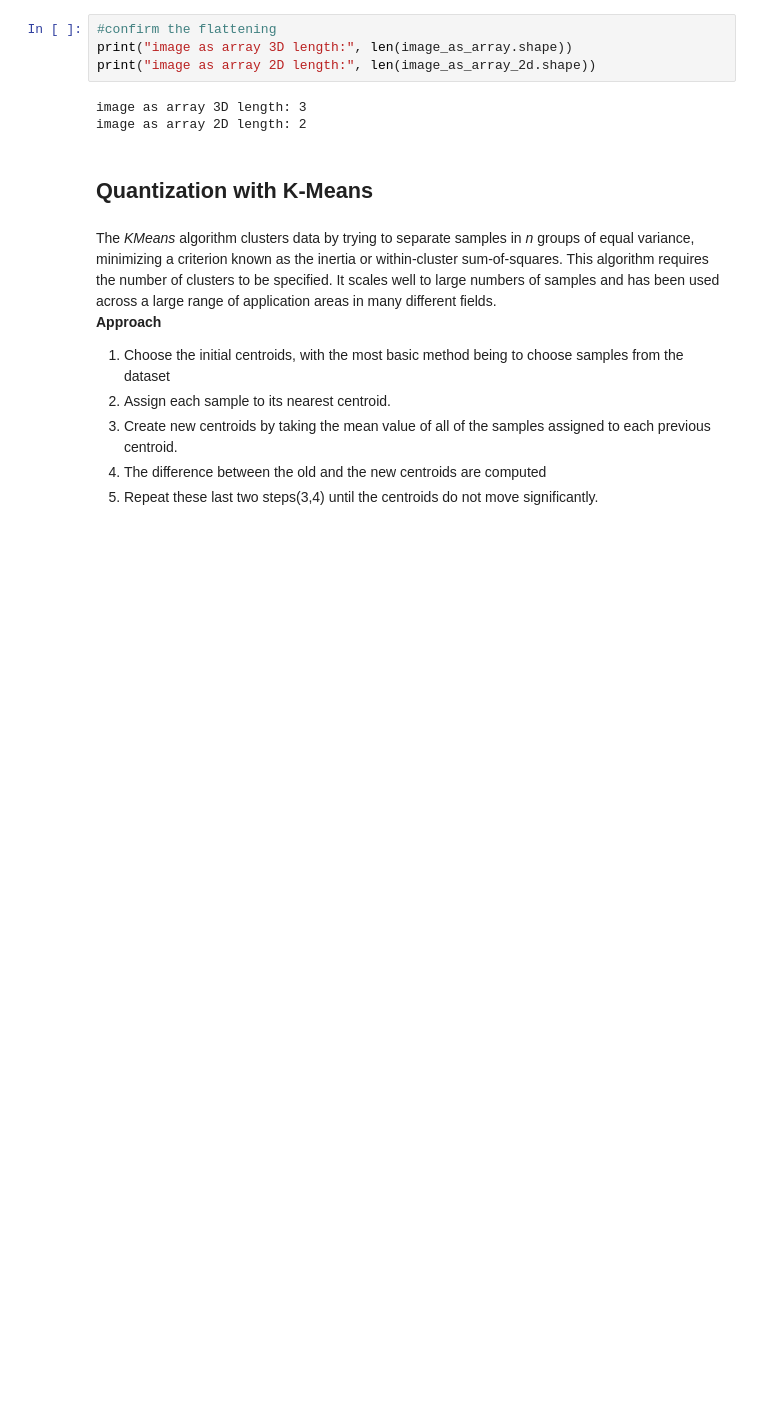
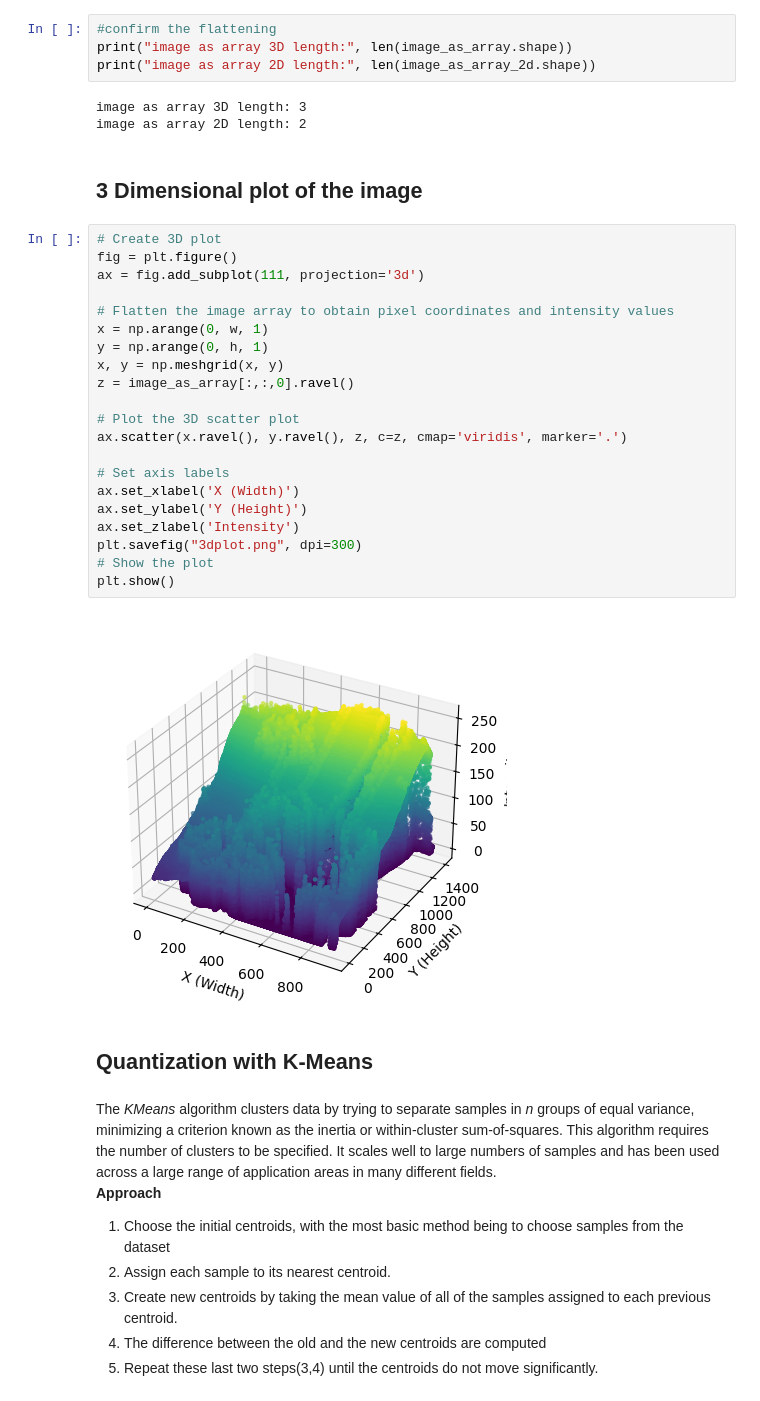
Before and after one commit to penina26/colorquantization, a Jupyter notebook: colorQuant.ipynb, the cells around one changed output. Saved outputs shown, nothing was run; the diff lists cells and outputs as text; blank space fills up the shorter version.

```diff
--- a/colorQuant.ipynb
+++ b/colorQuant.ipynb
@@ -117,6 +120,31 @@ print("image as array 2D length:", len(image_as_array_2d.shape))
 # %% [output]
 image as array 3D length: 3
 image as array 2D length: 2
+# %% [markdown]
+## 3 Dimensional plot of the image
+# %%
+# Create 3D plot
+fig = plt.figure()
+ax = fig.add_subplot(111, projection='3d')
+
+# Flatten the image array to obtain pixel coordinates and intensity values
+x = np.arange(0, w, 1)
+y = np.arange(0, h, 1)
+x, y = np.meshgrid(x, y)
+z = image_as_array[:,:,0].ravel()
+
+# Plot the 3D scatter plot
+ax.scatter(x.ravel(), y.ravel(), z, c=z, cmap='viridis', marker='.')
+
+# Set axis labels
+ax.set_xlabel('X (Width)')
+ax.set_ylabel('Y (Height)')
+ax.set_zlabel('Intensity')
+plt.savefig("3dplot.png", dpi=300)
+# Show the plot
+plt.show()
+# %% [output]
+[figure, added]
 # %% [markdown]
 ## Quantization with K-Means
 # %% [markdown]
```
Also changed, not shown: parts of 25 cells of this notebook, 11 other files.
